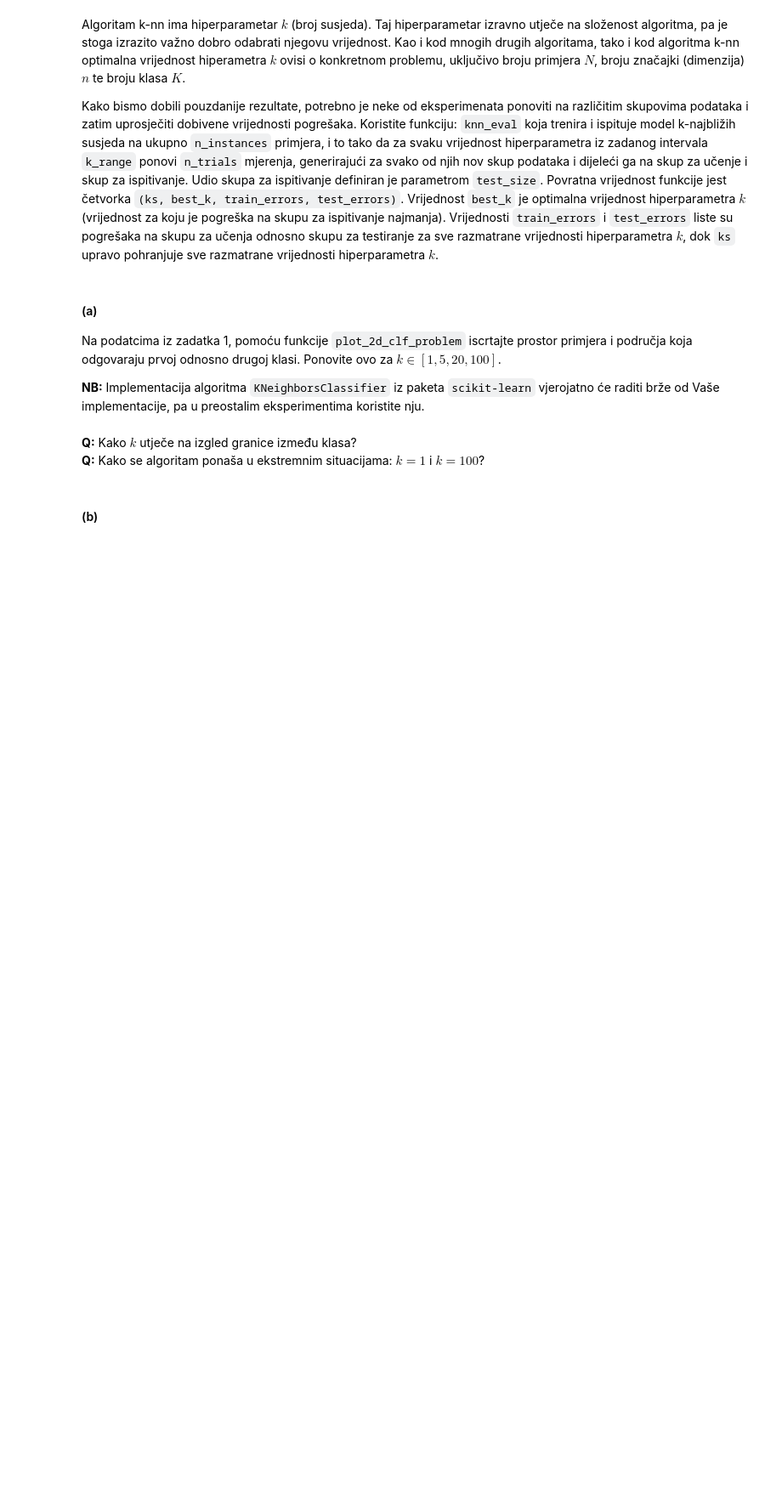
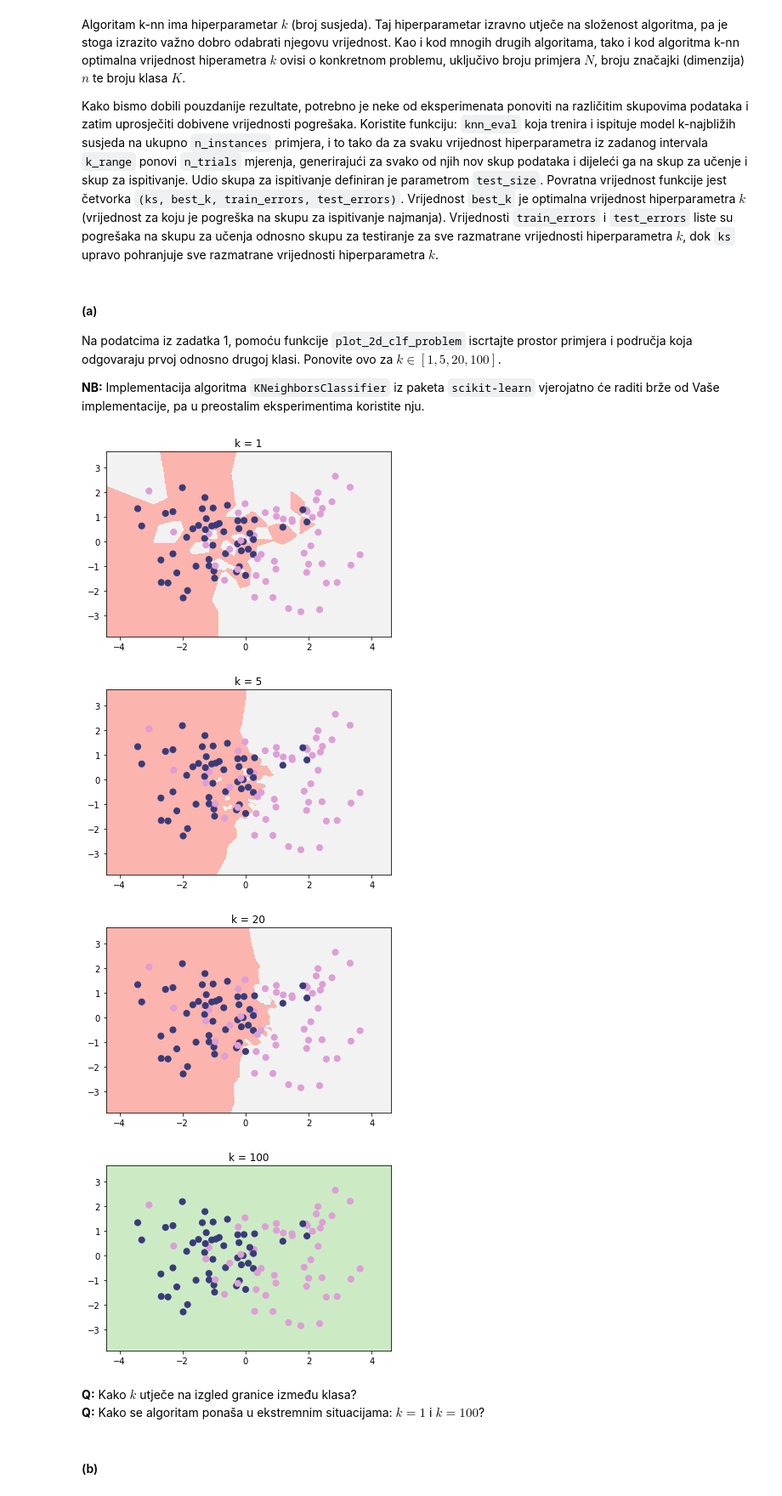
Before and after one commit to tomislavbjelcic/fer-tomislav, a Jupyter notebook: semestar_7/strojno/lab/SU1-2021-11-kNN.ipynb, the cells around one changed output. Shown: that part at 85% size. Drawn from its saved outputs; the diff is of its cells as text; code cells hidden in the pictures; blank space fills up the shorter version.

```diff
--- a/semestar_7/strojno/lab/SU1-2021-11-kNN.ipynb
+++ b/semestar_7/strojno/lab/SU1-2021-11-kNN.ipynb
@@ -188,3 +187,17 @@ Na podatcima iz zadatka 1, pomoću funkcije `plot_2d_clf_problem` iscrtajte pros
+# %%
+# Vaš kôd ovdje...
+ks = [1, 5, 20, 100]
+for k in ks:
+    knn = KNeighborsClassifier(n_neighbors=k)
+    knn.fit(X_art, y_art)
+    plot_2d_clf_problem(X_art, y_art, knn.predict)
+    plt.title("k = {}".format(k))
+    plt.show()
+# %% [output]
+[figure, added]
+[figure, added]
+[figure, added]
+[figure, added]
 # %% [markdown]
 **Q:** Kako $k$ utječe na izgled granice između klasa?
 **Q:** Kako se algoritam ponaša u ekstremnim situacijama: $k=1$ i $k=100$?
```
Also changed, not shown: parts of 9 cells of this notebook.
